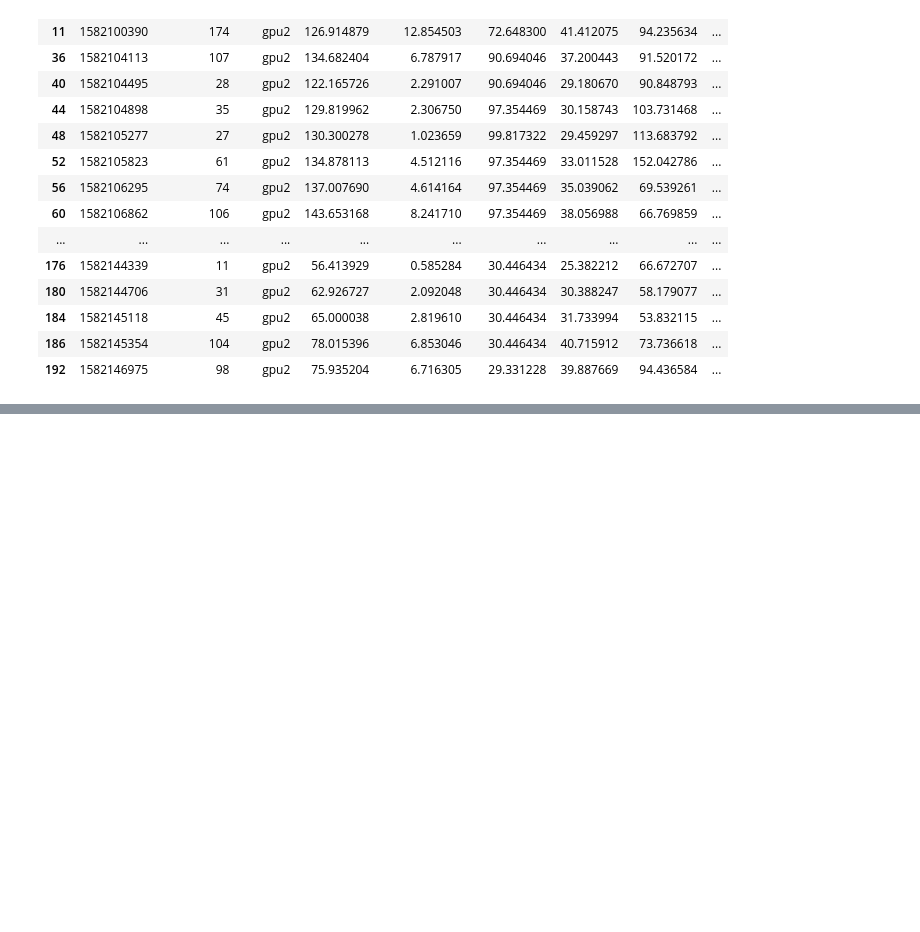
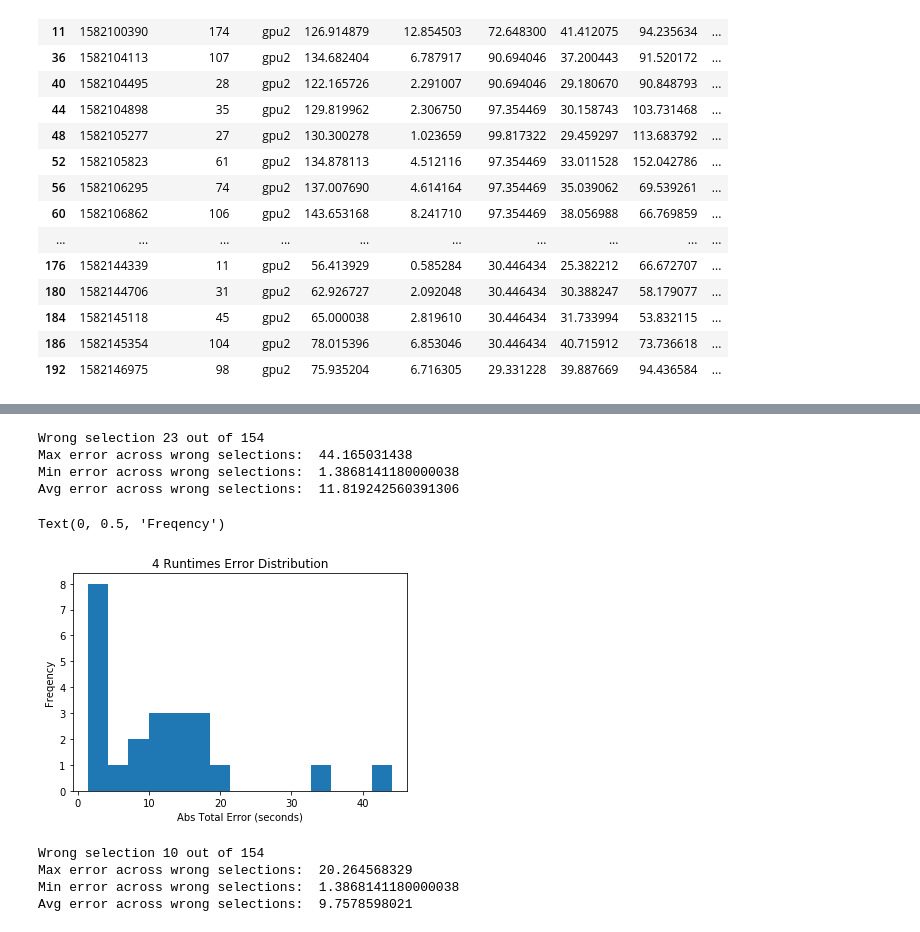
Before and after one commit to Heronalps/STOIC, a Jupyter notebook: jupyter/Scheduling Analysis.ipynb, the cells around one changed output, grey strips where cells are left out. Drawn from its saved outputs; the diff is of its cells as text; code cells hidden in the pictures; blank space fills up the shorter version.

```diff
--- a/jupyter/Scheduling Analysis.ipynb
+++ b/jupyter/Scheduling Analysis.ipynb
@@ -7,7 +7,7 @@ from sklearn.linear_model import LinearRegression
 # %% [markdown]
 ### Scheduling Analysis
 # %%
-df_logtime4 = pd.read_csv("./logTime_4runtimes_2.csv")
+df_logtime4 = pd.read_csv("./logTime_4runtimes_4.csv")
 df_stoic = pd.read_csv("./logTime_stoic_2.csv")
 # %%
 # Check if 4 runtimes are in line with each workload
@@ -329,0 +359,2 @@ df_gpu2
+# %%
+df_logtime4 = pd.read_csv("./logTime_4runtimes_5.csv")
@@ -329,0 +445,28 @@ df_gpu2
+# %%
+print ("Wrong selection {0} out of {1}".format(len(errors), len(sch_runtimes)))
+print ("Max error across wrong selections: ", max(errors))
+print ("Min error across wrong selections: ", min(errors))
+print ("Avg error across wrong selections: ", statistics.mean(errors))
+# %% [output]
+Wrong selection 23 out of 154
+Max error across wrong selections:  44.165031438
+Min error across wrong selections:  1.3868141180000038
+Avg error across wrong selections:  11.819242560391306
+# %%
+plt.hist(errors, bins=15)
+plt.title("4 Runtimes Error Distribution")
+plt.xlabel("Abs Total Error (seconds)")
+plt.ylabel("Freqency")
+# %% [output]
+Text(0, 0.5, 'Freqency')
+[figure, added]
+# %%
+print ("Wrong selection {0} out of {1}".format(len(edge_errors), len(sch_runtimes)))
+print ("Max error across wrong selections: ", max(edge_errors))
+print ("Min error across wrong selections: ", min(edge_errors))
+print ("Avg error across wrong selections: ", statistics.mean(edge_errors))
+# %% [output]
+Wrong selection 10 out of 154
+Max error across wrong selections:  20.264568329
+Min error across wrong selections:  1.3868141180000038
+Avg error across wrong selections:  9.7578598021
```
Also changed, not shown: parts of 20 cells of this notebook, 9 other files.
